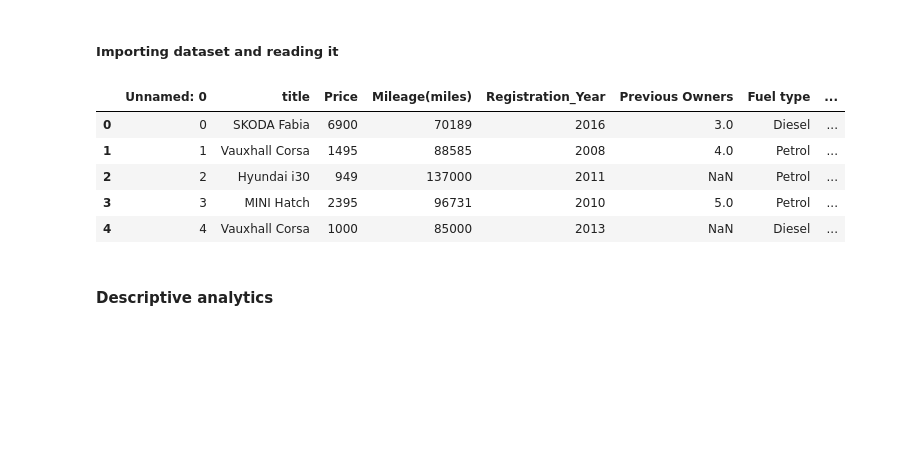
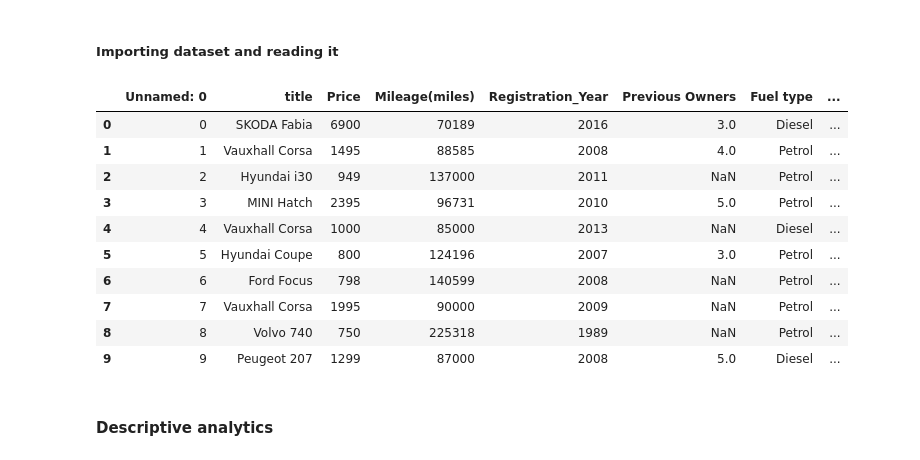
Before and after one commit to karljay98/Used-car-analysis, a Jupyter notebook: analysis.ipynb, the cells around one changed output. Saved outputs shown, nothing was run; the diff lists cells and outputs as text; code cells hidden in the pictures; blank space fills up the shorter version.

```diff
--- a/analysis.ipynb
+++ b/analysis.ipynb
@@ -8,14 +9,19 @@ import matplotlib.pyplot as plt
 # %%
 df = pd.read_csv("used_cars_UK.csv")
 
-df.head()
+df.head(10)
 # %% [output]
 |  | Unnamed: 0 | title | Price | Mileage(miles) | Registration_Year | Previous Owners | Fuel type | ... |
 | 0 | 0 | SKODA Fabia | 6900 | 70189 | 2016 | 3.0 | Diesel | ... |
 | 1 | 1 | Vauxhall Corsa | 1495 | 88585 | 2008 | 4.0 | Petrol | ... |
 | 2 | 2 | Hyundai i30 | 949 | 137000 | 2011 | NaN | Petrol | ... |
 | 3 | 3 | MINI Hatch | 2395 | 96731 | 2010 | 5.0 | Petrol | ... |
 | 4 | 4 | Vauxhall Corsa | 1000 | 85000 | 2013 | NaN | Diesel | ... |
+| 5 | 5 | Hyundai Coupe | 800 | 124196 | 2007 | 3.0 | Petrol | ... |
+| 6 | 6 | Ford Focus | 798 | 140599 | 2008 | NaN | Petrol | ... |
+| 7 | 7 | Vauxhall Corsa | 1995 | 90000 | 2009 | NaN | Petrol | ... |
+| 8 | 8 | Volvo 740 | 750 | 225318 | 1989 | NaN | Petrol | ... |
+| 9 | 9 | Peugeot 207 | 1299 | 87000 | 2008 | 5.0 | Diesel | ... |
 # %% [markdown]
 #### Descriptive analytics
 # %%
```
Also changed, not shown: parts of 3 cells of this notebook.
